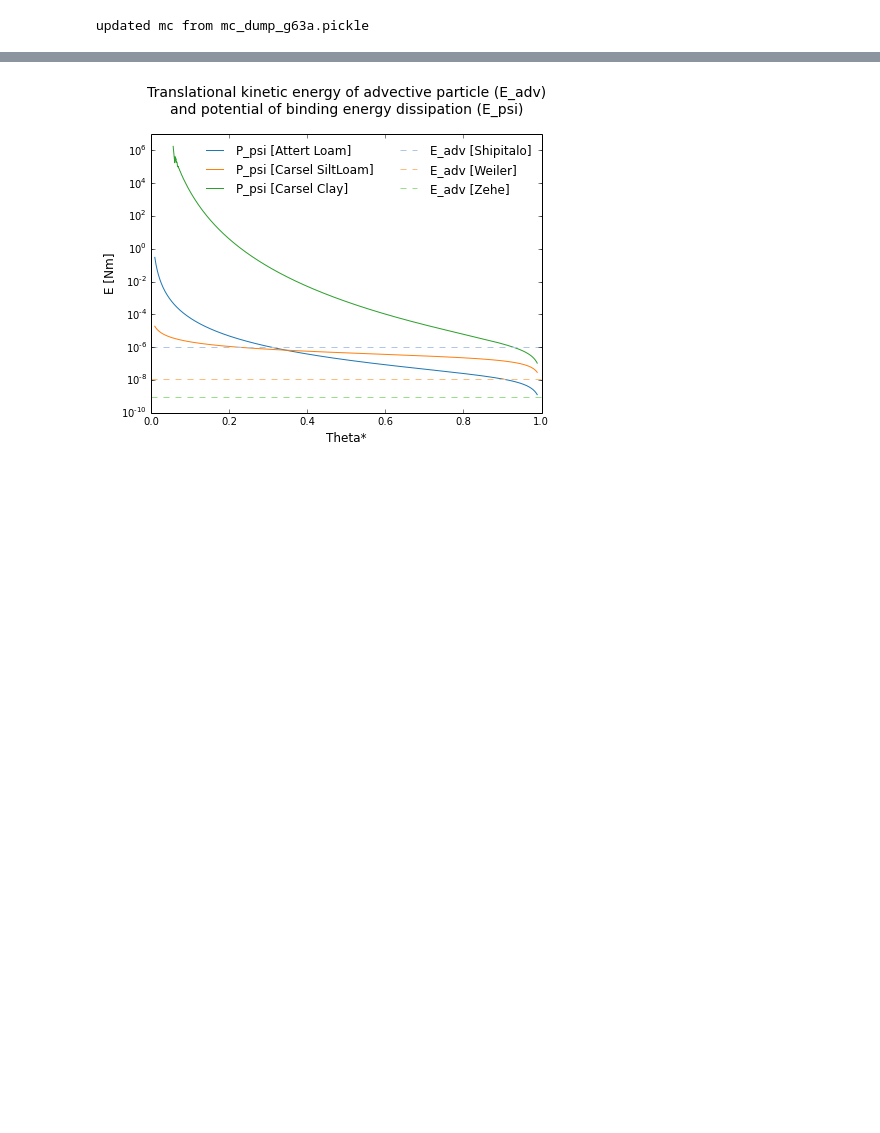
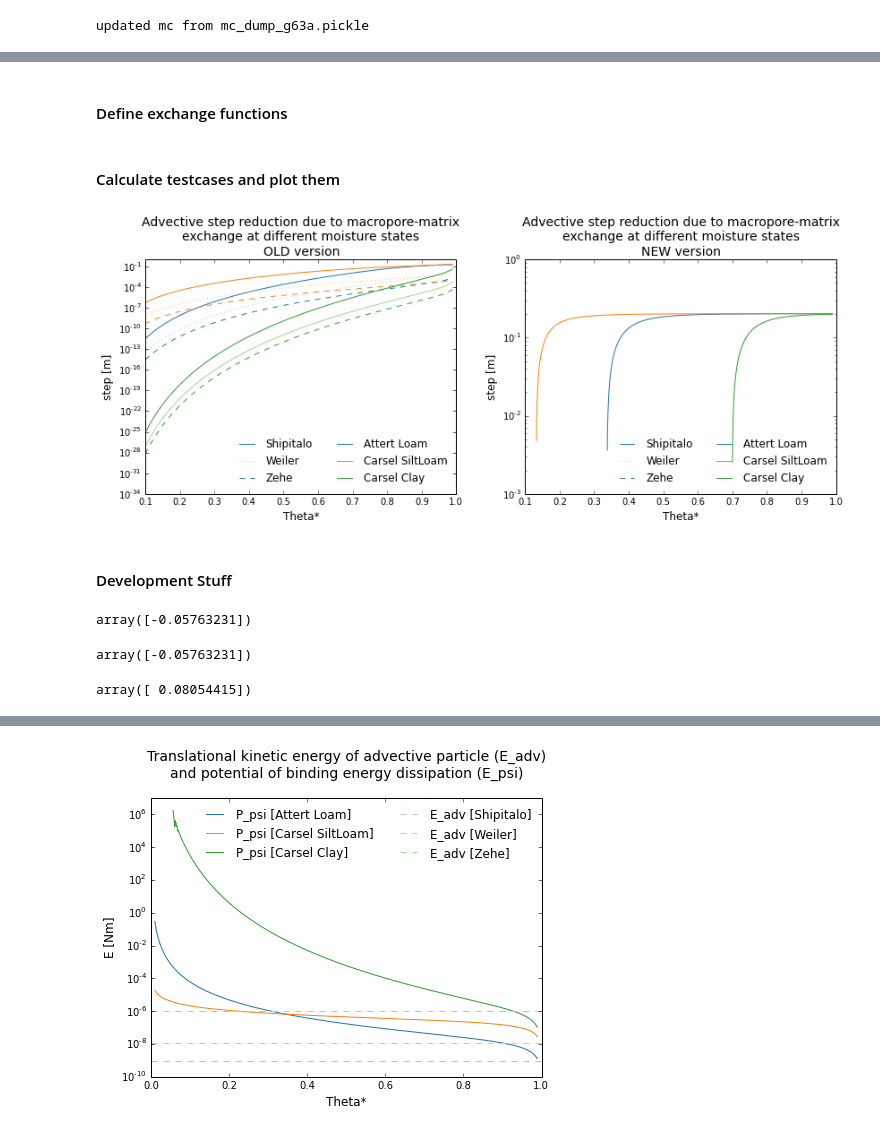
Before and after one commit to cojacoo/caos_py, a Jupyter notebook: MM_exchange.ipynb, the cells around one changed output, grey strips where cells are left out. Cells and saved outputs as stored; diff of their text form; code cells hidden in the pictures; blank space fills up the shorter version.

```diff
--- a/MM_exchange.ipynb
+++ b/MM_exchange.ipynb
@@ -45,0 +54,2 @@ columns=['No','Typ','Silt','Sand','Clay','tr','ts','alpha','n','ks'],index=np.ar
+# %% [markdown]
+#### Define exchange functions
@@ -45,0 +114,2 @@ columns=['No','Typ','Silt','Sand','Clay','tr','ts','alpha','n','ks'],index=np.ar
+# %% [markdown]
+#### Calculate testcases and plot them
@@ -45,0 +168,42 @@ columns=['No','Typ','Silt','Sand','Clay','tr','ts','alpha','n','ks'],index=np.ar
+# %%
+figure(figsize=(12,5))
+subplot(121)
+ship1, = plot(A,y1,'-',color=tableau20[0],label='s_real [Shipitalo]')
+weil, = plot(A,y2,':',color=tableau20[1],label='s_real [Weiler]')
+zeh, = plot(A,y3,ls='dashed',color=tableau20[0],label='s_real [Zehe]')
+ship2, = plot(A,y4,'-',color=tableau20[2])
+plot(A,y5,':',color=tableau20[3])
+plot(A,y6,ls='dashed',color=tableau20[2])
+ship3, = plot(A,y7,'-',color=tableau20[4])
+plot(A,y8,'-',color=tableau20[5])
+plot(A,y9,ls='dashed',color=tableau20[4])
+legend([ship1,weil,zeh,ship1,ship2,ship3], ['Shipitalo','Weiler','Zehe','Attert Loam','Carsel SiltLoam','Carsel Clay'],ncol=2,loc=4,fontsize=12,frameon=False)
+xlim([0.1,1.])
+xlabel('Theta*',fontsize=12)
+ylabel('step [m]',fontsize=12)
+yscale('log')
+title('Advective step reduction due to macropore-matrix\nexchange at different moisture states\nOLD version',fontsize=14)
+
+subplot(122)
+ship1, = plot(A,y1n,'-',color=tableau20[0],label='s_real [Shipitalo]')
+weil, = plot(A,y2n,':',color=tableau20[1],label='s_real [Weiler]')
+zeh, = plot(A,y3n,ls='dashed',color=tableau20[0],label='s_real [Zehe]')
+ship2, = plot(A,y4n,'-',color=tableau20[2])
+plot(A,y5n,':',color=tableau20[3])
+plot(A,y6n,ls='dashed',color=tableau20[2])
+ship3, = plot(A,y7n,'-',color=tableau20[4])
+plot(A,y8n,'-',color=tableau20[5])
+plot(A,y9n,ls='dashed',color=tableau20[4])
+
+legend([ship1,weil,zeh,ship1,ship2,ship3], ['Shipitalo','Weiler','Zehe','Attert Loam','Carsel SiltLoam','Carsel Clay'],ncol=2,loc=4,fontsize=12,frameon=False)
+xlim([0.1,1.])
+xlabel('Theta*',fontsize=12)
+ylabel('step [m]',fontsize=12)
+yscale('log')
+
+title('Advective step reduction due to macropore-matrix\nexchange at different moisture states\nNEW version',fontsize=14)
+tight_layout()
+# %% [output]
+[figure, added]
+# %% [markdown]
+#### Development Stuff
@@ -45,0 +231,12 @@ columns=['No','Typ','Silt','Sand','Clay','tr','ts','alpha','n','ks'],index=np.ar
+# %%
+s_real
+# %% [output]
+array([-0.05763231])
+# %%
+ux/dt-(9.81*dpsidtheta*dTheta)/ux
+# %% [output]
+array([-0.05763231])
+# %%
+dt*(9.81*(A/B)*dTheta)/ux
+# %% [output]
+array([ 0.08054415])
```
Also changed, not shown: parts of 15 cells of this notebook.
